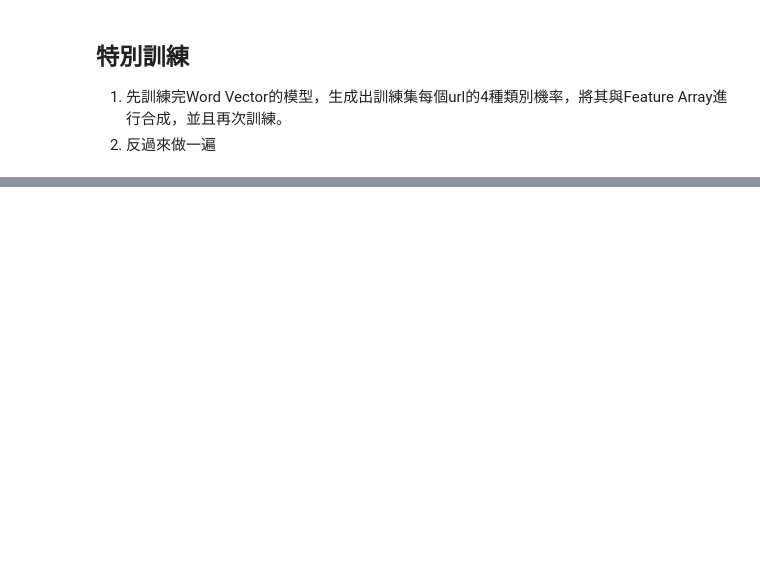
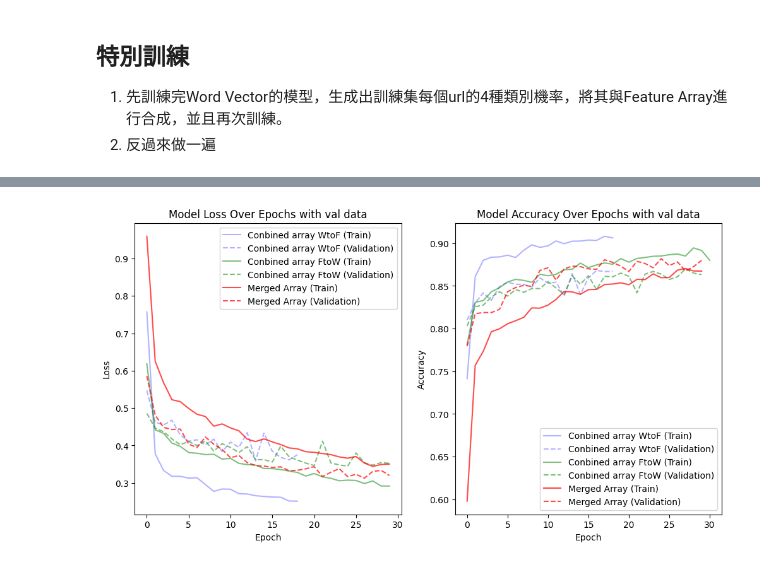
Before and after one commit to Tonyrj3268/DS4CS-FinalProject, a Jupyter notebook: DS4CS-FinalProject.ipynb, the cells around one changed output, grey strips where cells are left out. Saved outputs shown, nothing was run; the diff lists cells and outputs as text; code cells hidden in the pictures; blank space fills up the shorter version.

```diff
--- a/DS4CS-FinalProject.ipynb
+++ b/DS4CS-FinalProject.ipynb
@@ -734,0 +803,59 @@ plt.show()
+# %%
+average_losses = {}
+for feature, loss_array in loss_results.items():
+    average_loss = sum(loss_array) / len(loss_array)
+    average_losses[feature] = average_loss
+sorted_features = sorted(average_losses.items(), key=lambda x: x[1])
+top_three_features = [feature for feature, _ in sorted_features[:3]]
+
+loss_results_val_and_train = {}
+for feature in top_three_features:
+  loss_results_val_and_train[feature] = {
+        'train_loss': loss_results[feature],
+        'val_loss': loss_results_val[feature]
+    }
+accuracy_results_val_and_train = {}
+for feature in top_three_features:
+  accuracy_results_val_and_train[feature] = {
+        'train_acc': accuracy_results[feature],
+        'val_acc': accuracy_results_val[feature]
+    }
+# %%
+# 设置颜色和透明度
+colors = ['b', 'g', 'r']
+alpha_values = [0.3, 0.5, 0.7]
+
+# 绘制损失图
+plt.figure(figsize=(12, 6))
+plt.subplot(1, 2, 1)
+for i, (feature_name, losses) in enumerate(loss_results_val_and_train.items()):
+    train_losses = losses['train_loss']
+    val_losses = losses['val_loss']
+    color = colors[i]
+    alpha = alpha_values[i]
+    plt.plot(train_losses, color=color, alpha=alpha, label=f'{feature_name} (Train)')
+    plt.plot(val_losses, color=color, alpha=alpha, linestyle='--', label=f'{feature_name} (Validation)')
+
+plt.title('Model Loss Over Epochs with val data')
+plt.xlabel('Epoch')
+plt.ylabel('Loss')
+plt.legend()
+
+# 绘制准确率图
+plt.subplot(1, 2, 2)
+for i, (feature_name, accuracies) in enumerate(accuracy_results_val_and_train.items()):
+    train_accuracies = accuracies['train_acc']
+    val_accuracies = accuracies['val_acc']
+    color = colors[i]
+    alpha = alpha_values[i]
+    plt.plot(train_accuracies, color=color, alpha=alpha, label=f'{feature_name} (Train)')
+    plt.plot(val_accuracies, color=color, alpha=alpha, linestyle='--', label=f'{feature_name} (Validation)')
+
+plt.title('Model Accuracy Over Epochs with val data')
+plt.xlabel('Epoch')
+plt.ylabel('Accuracy')
+plt.legend()
+
+plt.show()
+# %% [output]
+[figure, added]
```
Also changed, not shown: parts of 12 cells of this notebook.
